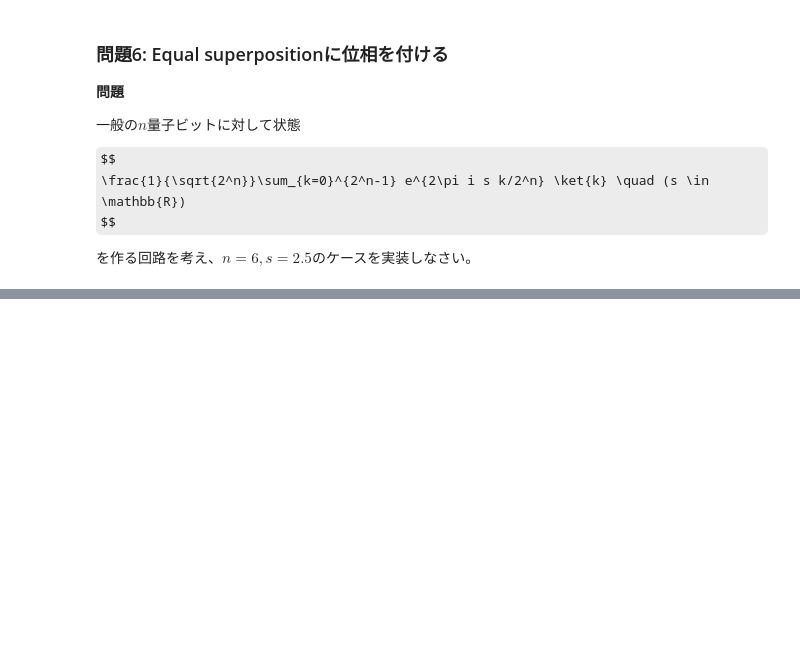
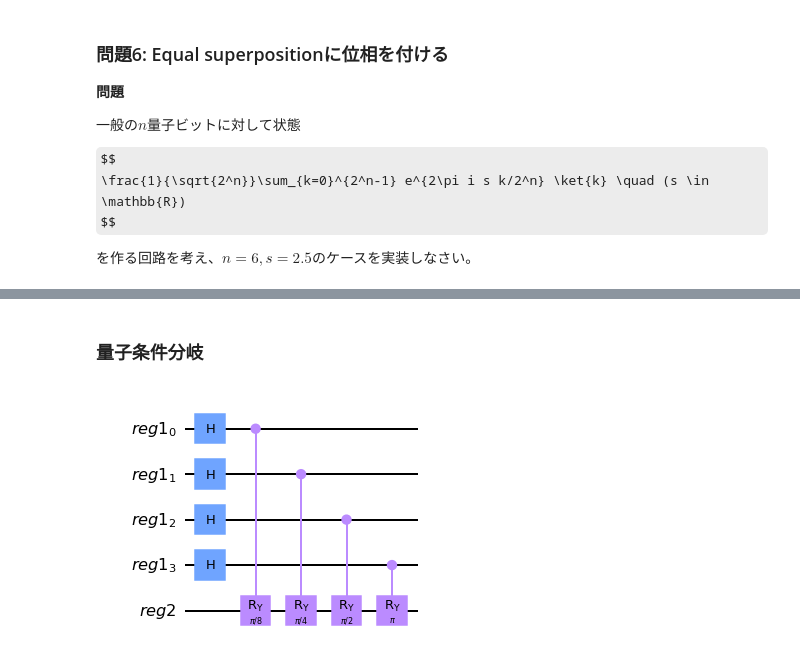
Before and after one commit to kterashi/qc-workbook-lecturenotes, a Jupyter notebook: ja/2022_04_21.ipynb, the cells around one changed output, grey strips where cells are left out. Saved outputs shown, nothing was run; the diff lists cells and outputs as text; code cells hidden in the pictures; some formulas as TeX source; blank space fills up the shorter version.

```diff
--- a/ja/2022_04_21.ipynb
+++ b/ja/2022_04_21.ipynb
@@ -493,0 +258,18 @@ fig.subplots_adjust(bottom=-0.2)
+# %% [markdown]
+### 量子条件分岐
+# %%
+register1 = QuantumRegister(4, name='reg1')
+register2 = QuantumRegister(1, name='reg2')
+
+circuit = QuantumCircuit(register1, register2)
+
+circuit.h(register1)
+
+dtheta = 2. * np.pi / 16.
+
+for idx in range(4):
+    circuit.cry(dtheta * (2 ** idx), register1[idx], register2[0])
+
+circuit.draw('mpl')
+# %% [output]
+[figure, added]
```
Also changed, not shown: parts of 67 cells of this notebook.
